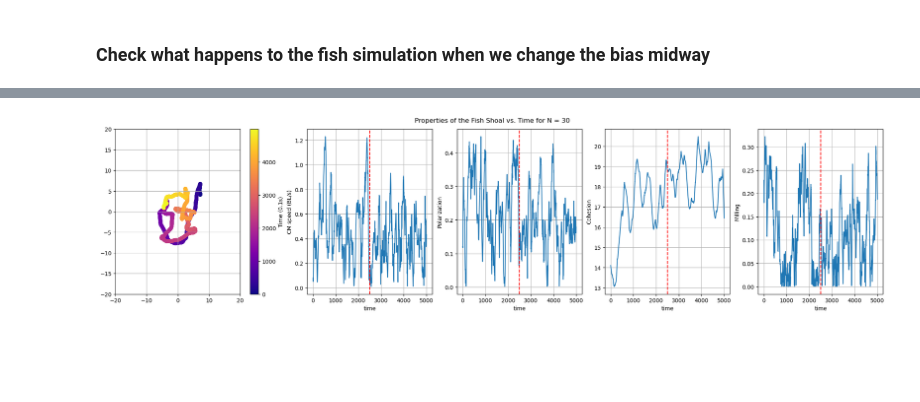
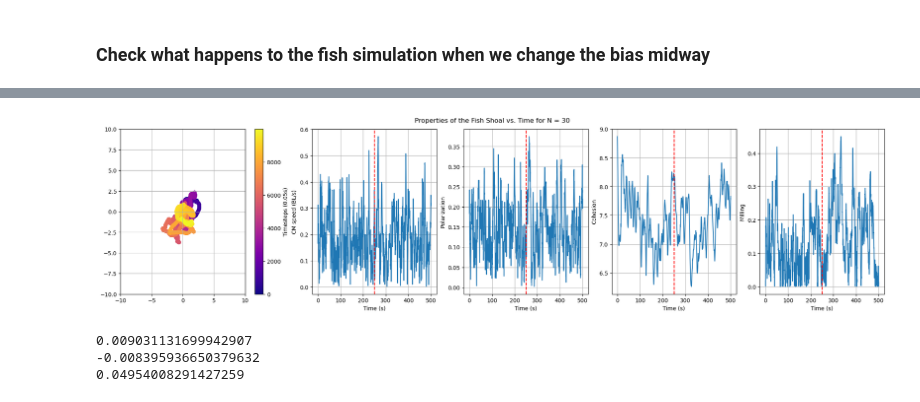
Before and after one commit to Bobomoto/PHYS250-Final-Project, a Jupyter notebook: Finalproject.ipynb, the cells around one changed output, grey strips where cells are left out. Cells and saved outputs as stored; diff of their text form; code cells hidden in the pictures; blank space fills up the shorter version.

Commit message:
making final plots

```diff
--- a/Finalproject.ipynb
+++ b/Finalproject.ipynb
@@ -936,7 +938,7 @@ meanMarrays = [[],[],[]]
 for index in np.arange(len(N)):
     for A in Aerrors:
         #Run it many times and find the average properties at t = 1000
-        numsim = 10
+        numsim = 20
         totalParray = []
         totalCarray = []
         totalMarray = []
@@ -1554,7 +1556,7 @@ BAmeanMarrays = [[],[],[]]
 for index in np.arange(len(N)):
     for a in biases:
         #Run it many times and find the average properties at t = 1000
-        numsim = 20
+        numsim = 30
         totalParray = []
         totalCarray = []
         totalMarray = []
@@ -1661,7 +1663,7 @@ BRmeanMarrays = [[],[],[]]
 for index in np.arange(len(N)):
     for a in biases:
         #Run it many times and find the average properties at t = 1000
-        numsim = 20
+        numsim = 30
         totalParray = []
         totalCarray = []
         totalMarray = []
@@ -1756,10 +1758,9 @@ plt.show()
 # %% [markdown]
 ### Check what happens to the fish simulation when we change the bias midway
 # %%
-# N = 30
-numiterations = 5000
-poolrange = 40 #poolrange/2 is the length of each side
-initcoordmax = 20 #essentially initial density
+numiterations = 10000
+poolrange = 20 #poolrange/2 is the length of each side
+initcoordmax = 10 #essentially initial density
 numfish = 30
 inittime = 0
 
@@ -1781,9 +1782,9 @@ for i in np.arange(numiterations):
     bias = 0.5 if i > numiterations/2 else 1
 
     if i == numiterations/2:
-        plot(pos, motorientations, viewrange = (-poolrange/2,poolrange/2), title = f't = {inittime}')
+        plot(pos, motorientations, viewrange = (-poolrange/2,poolrange/2), title = f't = {inittime:.2f}')
 
-    pos, motorientations, motspeeds, motvelocity, inittime = updatefish(pos, motorientations, motspeeds, motvelocity, time = inittime, arenarange = poolrange, Abias = bias)
+    pos, motorientations, motspeeds, motvelocity, inittime = updatefish(pos, motorientations, motspeeds, motvelocity, time = inittime, arenarange = poolrange, Wbias = bias)
 
     speedarray.append(copy.deepcopy(motspeeds))
     positionarray.append(copy.deepcopy(pos))
@@ -1804,5 +1805,5 @@ for i in np.arange(numiterations):
     Marray.append(copy.deepcopy(Milling))
 
 
-plot(pos, motorientations, viewrange = (-poolrange/2,poolrange/2), title = f't = {inittime}')
+plot(pos, motorientations, viewrange = (-poolrange/2,poolrange/2), title = f't = {inittime:.2f}')
 # %% [output]
@@ -1819,56 +1820,74 @@ plot(pos, motorientations, viewrange = (-poolrange/2,poolrange/2), title = f't =
 # inittime = 0
 
 fig, axs = plt.subplots(1,5,constrained_layout = True, figsize = (20,5))
-fig.suptitle('Properties of the Fish Shoal vs. Time for N = 30')
+fig.suptitle(f'Properties of the Fish Shoal vs. Time for N = {numfish}')
 
 time = np.arange(numiterations)
+vline = numiterations*0.5*0.05
+timescaled = time*0.05
 
 #plot center of mass over time
 cmxcoords, cmycoords = zip(*cmpositionarray)
 c_values = np.arange(len(cmxcoords))
 
 sc = axs[0].scatter(cmxcoords, cmycoords, c = c_values, cmap = 'plasma')
 axs[0].set_xlim(-poolrange/2,poolrange/2)
 axs[0].set_ylim(-poolrange/2,poolrange/2)
 axs[0].grid()
 cbar = plt.colorbar(sc, ax=axs[0])
-cbar.set_label("Time (0.1s)")
+cbar.set_label("Timesteps (0.05s)")
 
 #plot center of mass speed over time
 cmspeed = [np.linalg.norm(velocity) for velocity in cmvelocityarray]
 
-axs[1].plot(time, cmspeed)
+axs[1].plot(timescaled, cmspeed)
 axs[1].grid()
-axs[1].set_xlabel('time')
+axs[1].set_xlabel('Time (s)')
 axs[1].set_ylabel('CM speed (BL/s)')
-axs[1].axvline(x=numiterations/2, color='r', linestyle='--')
-
+axs[1].axvline(x=vline, color='r', linestyle='--')
 
 # plot polarization over time Parray = []
-axs[2].plot(time, Parray)
+axs[2].plot(timescaled, Parray)
 axs[2].grid()
-axs[2].set_xlabel('time')
+axs[2].set_xlabel('Time (s)')
 axs[2].set_ylabel('Polarization')
-axs[2].axvline(x=numiterations/2, color='r', linestyle='--')
+axs[2].axvline(x=vline, color='r', linestyle='--')
 
 # Carray = []
-axs[3].plot(time, Carray)
+axs[3].plot(timescaled, Carray)
 axs[3].grid()
-axs[3].set_xlabel('time')
+axs[3].set_xlabel('Time (s)')
 axs[3].set_ylabel('Cohesion')
-axs[3].axvline(x=numiterations/2, color='r', linestyle='--')
-
+axs[3].axvline(x=vline, color='r', linestyle='--')
 
 # Marray = []
-axs[4].plot(time, Marray)
+axs[4].plot(timescaled, Marray)
 axs[4].grid()
-axs[4].set_xlabel('time')
+axs[4].set_xlabel('Time (s)')
 axs[4].set_ylabel('Milling')
-axs[4].axvline(x=numiterations/2, color='r', linestyle='--')
+axs[4].axvline(x=vline, color='r', linestyle='--')
 
 plt.show()
 # %% [output]
-[figure, old version]
+[figure, new version]
+# %%
+slice = int(numiterations/2)
+
+Pbefore = np.mean(Parray[:slice])
+Pafter = np.mean(Parray[slice:])
+print(Pafter-Pbefore)
+
+Cbefore = np.mean(Carray[:slice])
+Cafter = np.mean(Carray[slice:])
+print(Cafter-Cbefore)
+
+Mbefore = np.mean(Marray[:slice])
+Mafter = np.mean(Marray[slice:])
+print(Mafter-Mbefore)
+# %% [output]
+0.009031131699942907
+-0.008395936650379632
+0.04954008291427259
 # %%
 #trajectory plot
 fig, ax = plt.subplots()
```
Also changed, not shown: parts of 15 cells of this notebook, 31 other files.
